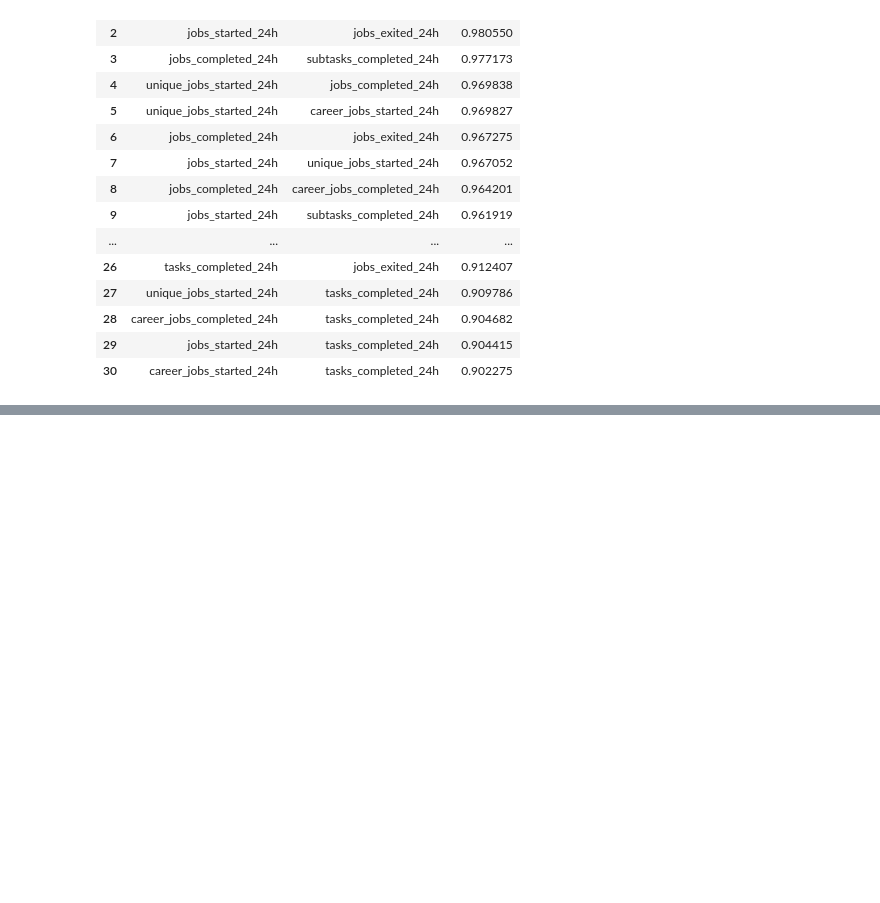
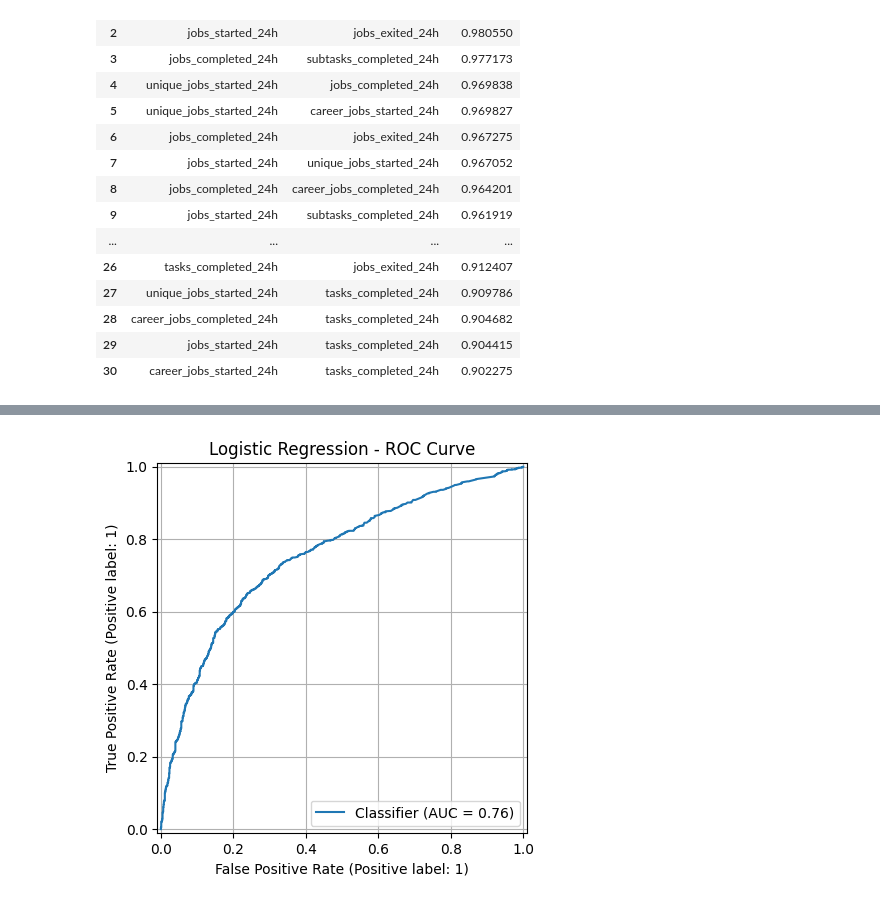
Before and after one commit to SanthaRaoSimhadri/EarlyPlayerRetentionPrediction, a Jupyter notebook: 01_Datasets/Candidate_01_PowerWashSimulator/notebooks/03_machine_learning_models.ipynb, the cells around one changed output, grey strips where cells are left out. Cells and saved outputs as stored; diff of their text form; code cells hidden in the pictures; blank space fills up the shorter version.

```diff
--- a/01_Datasets/Candidate_01_PowerWashSimulator/notebooks/03_machine_learning_models.ipynb
+++ b/01_Datasets/Candidate_01_PowerWashSimulator/notebooks/03_machine_learning_models.ipynb
@@ -198,0 +362,16 @@ True
+# %%
+logistic_pipeline = Pipeline(
+    steps=[
+        (
+            "preprocessor",
+            preprocessor
+        ),
+        (
+            "classifier",
+            LogisticRegression(
+                random_state=42,
+                max_iter=1000
+            )
+        )
+    ]
+)
@@ -198,0 +522,15 @@ True
+# %%
+from sklearn.metrics import RocCurveDisplay
+
+RocCurveDisplay.from_predictions(
+    y_test,
+    y_prob_lr
+)
+
+plt.title("Logistic Regression - ROC Curve")
+
+plt.grid(True)
+
+plt.show()
+# %% [output]
+[figure, added]
```
Also changed, not shown: parts of 45 cells of this notebook, 2 other files.
